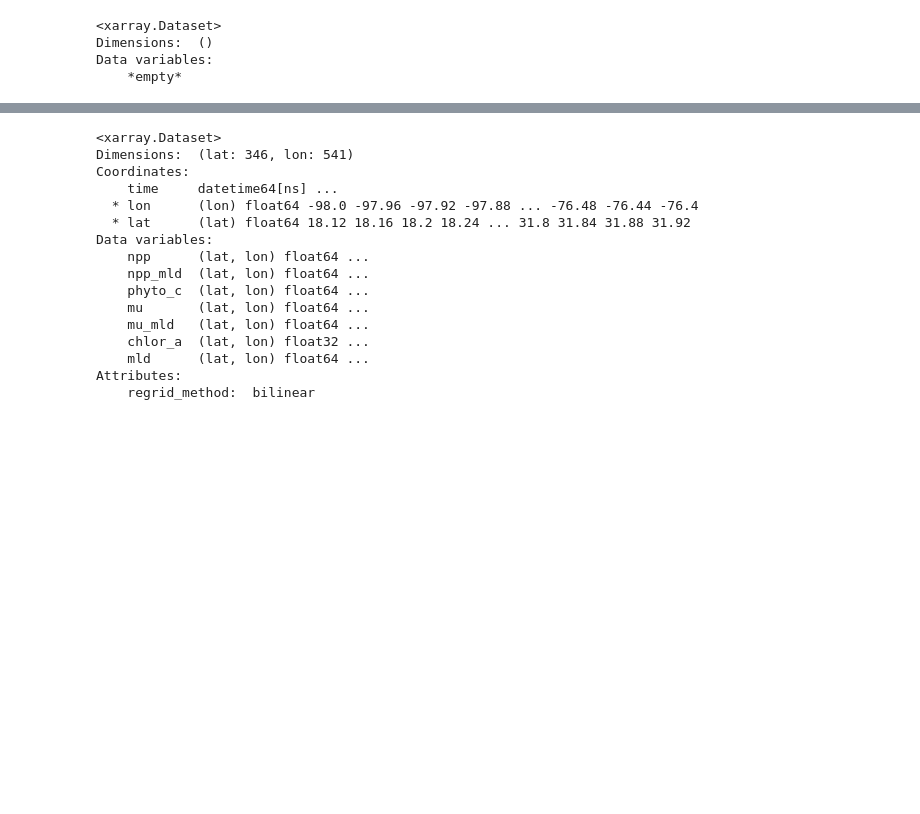
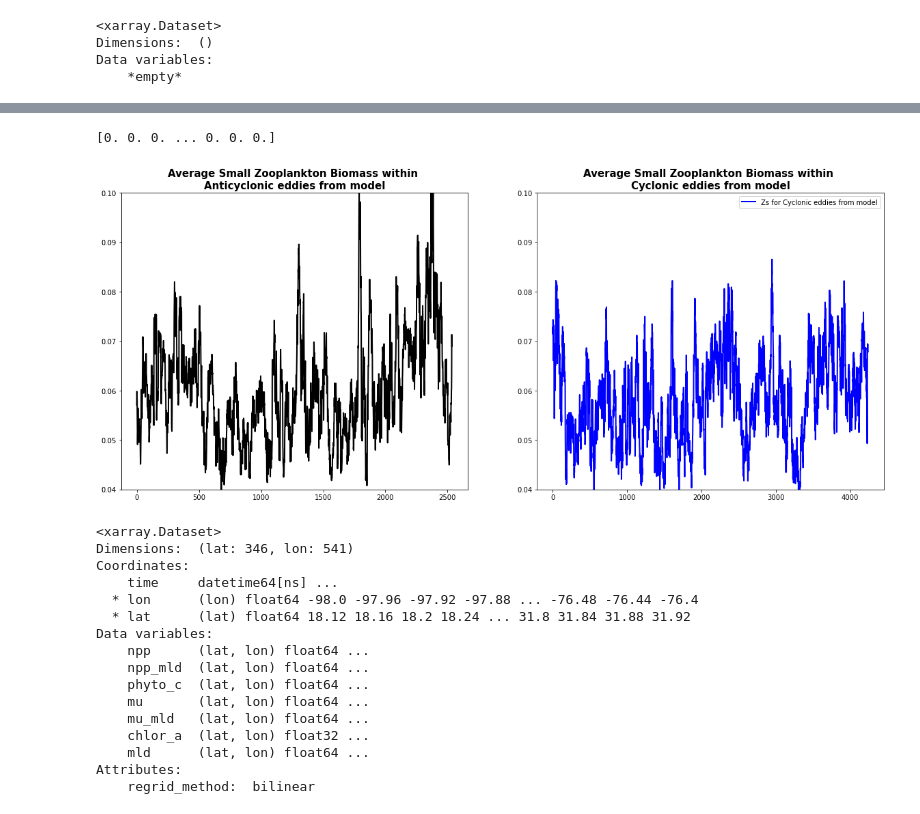
Before and after one commit to watkinson7/Graduate_Thesis_Research_Fall_2022, a Jupyter notebook: Python_Code/Model_mean_inside_eddies.ipynb, the cells around one changed output, grey strips where cells are left out. Saved outputs shown, nothing was run; the diff lists cells and outputs as text; code cells hidden in the pictures; blank space fills up the shorter version.

Commit message:
Fixed code whcih inputs the model variables and calculates mean with eddies

```diff
--- a/Python_Code/Model_mean_inside_eddies.ipynb
+++ b/Python_Code/Model_mean_inside_eddies.ipynb
@@ -124,3 +126,9 @@ Zs
 Dimensions:  ()
 Data variables:
     *empty*
+# %%
+from py_eddy_tracker.dataset.grid import RegularGridDataset
+from py_eddy_tracker.observations.observation import EddiesObservations
+Zs_data = RegularGridDataset('/data/watkinson/Fall2022/sz_field_regrid.nc',"lon","lat")
+Zs_data = Zs_data
+Zs_data.load(
@@ -173,3 +239,38 @@ ValueError: invalid time units: days
+# %%
+cycl_chlor_mean = cycl_chlor_mean[np.logical_not(np.isnan(cycl_chlor_mean))]
+anti_chlor_mean = anti_chlor_mean[np.logical_not(np.isnan(anti_chlor_mean))]
+def running_mean(data):#,data2):
+    n=21
+    Rm=np.zeros(len(data))#gives value 0 for running mean array
+    #Px=np.zeros(len(data2))#gives value 0 for the # of pixel values
+    while n<len(data)-21:# runs a loop to calculate running mean
+        Rm[n]=(data[n-10]+data[n-9]+data[n-8]+data[n-7]+data[n-6]+data[n-5]+data[n-4]+data[n-3]+data[n-2]+data[n-1]+data[n]+data[n+1]
+               +data[n+2]+data[n+3]+data[n+4]+data[n+5]+data[n+6]+data[n+7]+data[n+8]+data[n+9]+data[n+10])/21
+        #Px[n]=(data[n-10]+data[n-9]+data[n-8]+data[n-7]+data[n-6]+data[n-5]+data[n-4]+data[n-3]+data[n-2]+data[n-1]+data[n]+data[n+1]
+               #+data[n+2]+data[n+3]+data[n+4]+data[n+5]+data[n+6]+data[n+7]+data[n+8]+data[n+9]+data[n+10])/21
+        n=n+1
+    return Rm#,Px
+# %%
+Rm_cycl_Zs_mean = running_mean(cycl_chlor_mean)
+Rm_anti_Zs_mean = running_mean(anti_chlor_mean)
+print(Rm_cycl_Zs_mean)
+# %% [output]
+[0. 0. 0. ... 0. 0. 0.]
+# %%
+#fig = plt.figure(figsize=(12, 8), dpi=80)
+#ax = fig.add_axes([.03,.03,.8,.8])
+fig, (ax1,ax2) = plt.subplots(1,2,figsize=(20,8))
+ax1.set_title('Average Small Zooplankton Biomass within \nAnticyclonic eddies from model',loc='center',fontsize=15,fontweight='bold')
+ax2.set_title('Average Small Zooplankton Biomass within \nCyclonic eddies from model',loc='center',fontsize=15,fontweight='bold')
+ax1.set_ylim(.04,.10)
+ax2.set_ylim(.04,.10)
+#plt.title('Average Small Zooplankton Biomass within eddies from model',loc='center',fontsize=15,fontweight='bold')#,y=1.03)
+ax1.plot(Rm_anti_Zs_mean[21:-21],label='Zs for Anticyclonic eddies from model',color='k',lw=2)
+ax2.plot(Rm_cycl_Zs_mean[21:-21],label='Zs for Cyclonic eddies from model',color='blue',lw=2)#,alpha=.5)
+plt.legend(loc='best')
+plt.show()
+# %% [output]
+[figure, added]
 # %%
 import xarray as xr
 dir = '/data/watkinson/Summer2022/data/cafe/1day_regrid/'
```
Also changed, not shown: parts of 4 cells of this notebook.
